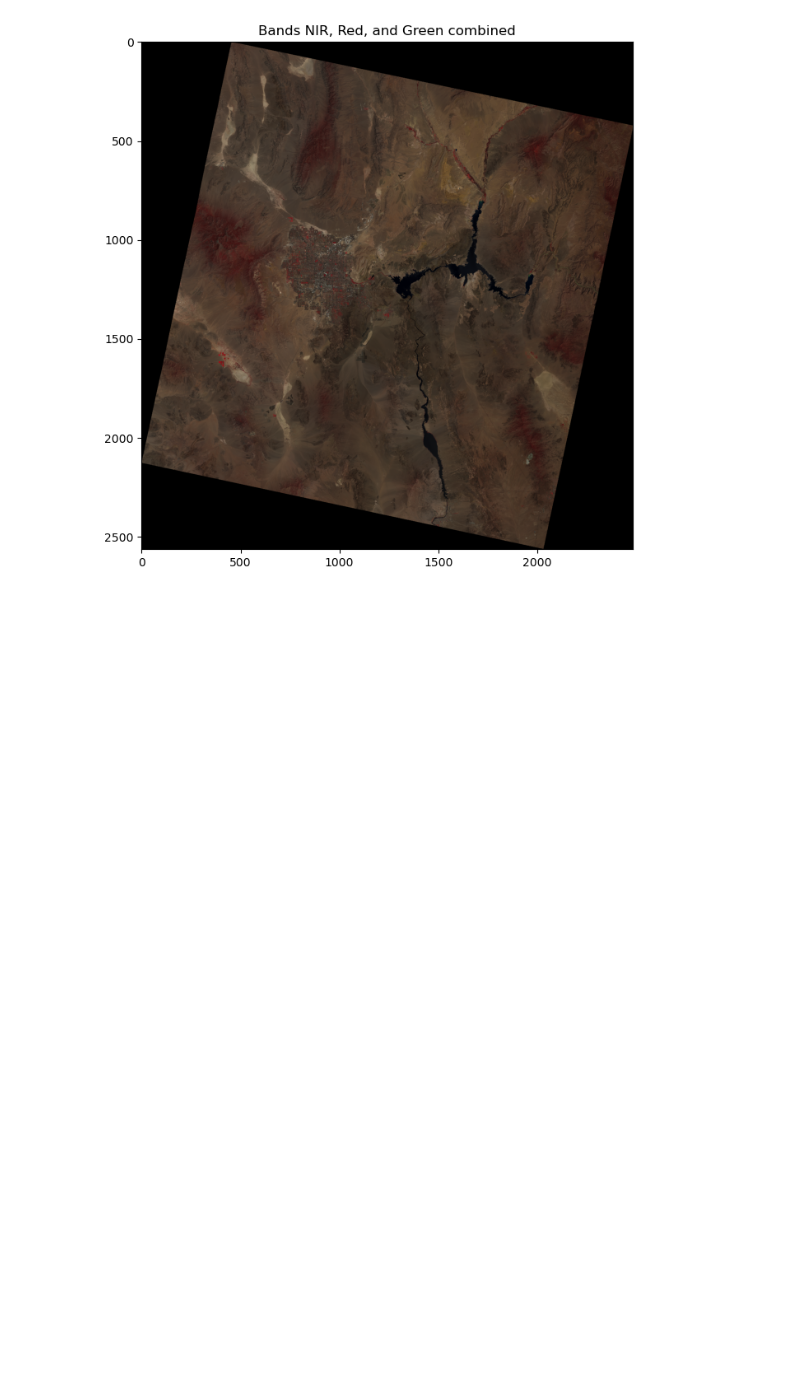
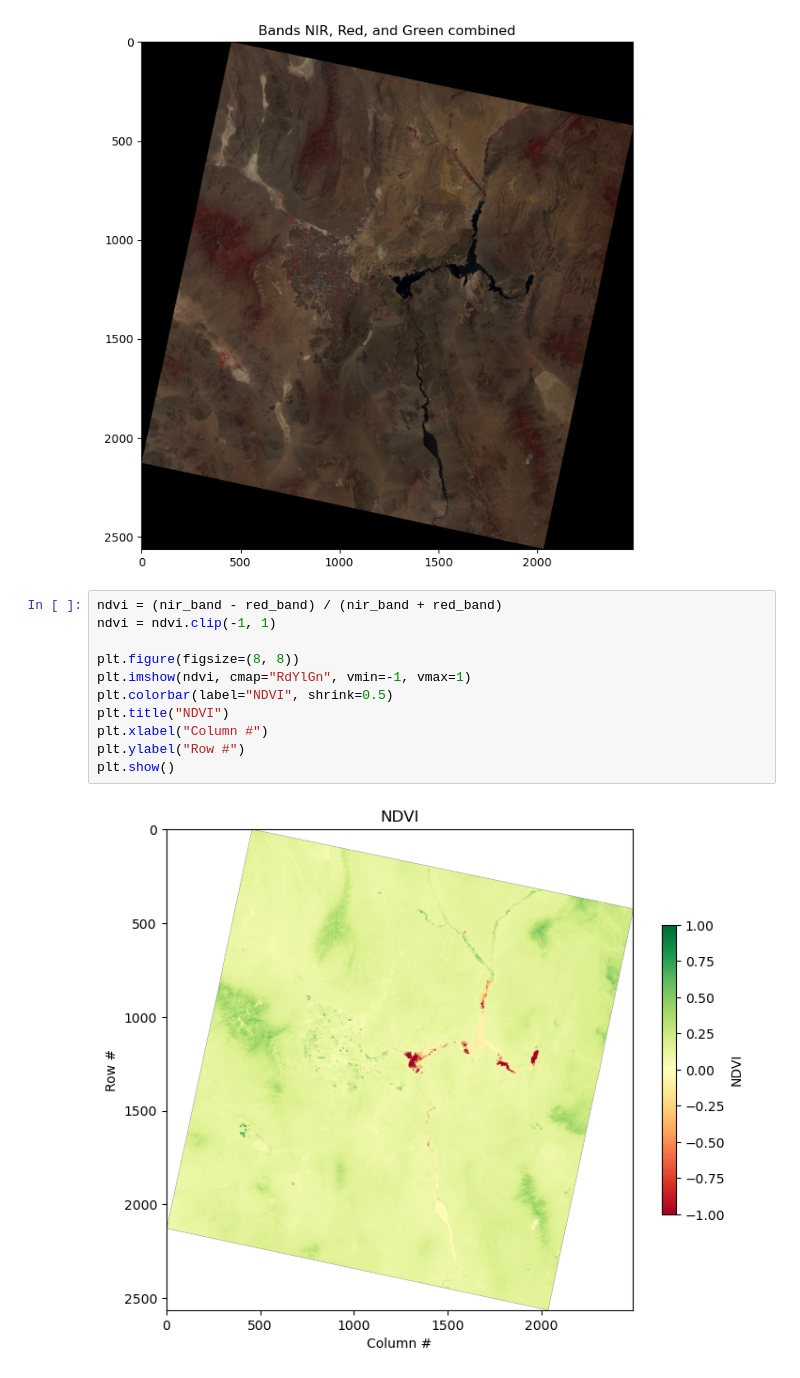
Before and after one commit to Geography-and-Planning/intro-to-gis, a Jupyter notebook: notebook/rasterio.ipynb, the cells around one changed output. Drawn from its saved outputs; the diff is of its cells as text; blank space fills up the shorter version.

```diff
--- a/notebook/rasterio.ipynb
+++ b/notebook/rasterio.ipynb
@@ -187,3 +192,16 @@ plt.title("Bands NIR, Red, and Green combined")
 plt.show()
 # %% [output]
 [figure]
+# %%
+ndvi = (nir_band - red_band) / (nir_band + red_band)
+ndvi = ndvi.clip(-1, 1)
+
+plt.figure(figsize=(8, 8))
+plt.imshow(ndvi, cmap="RdYlGn", vmin=-1, vmax=1)
+plt.colorbar(label="NDVI", shrink=0.5)
+plt.title("NDVI")
+plt.xlabel("Column #")
+plt.ylabel("Row #")
+plt.show()
+# %% [output]
+[figure, added]
```
Also changed, not shown: parts of 1 cell of this notebook, 1 other file.
